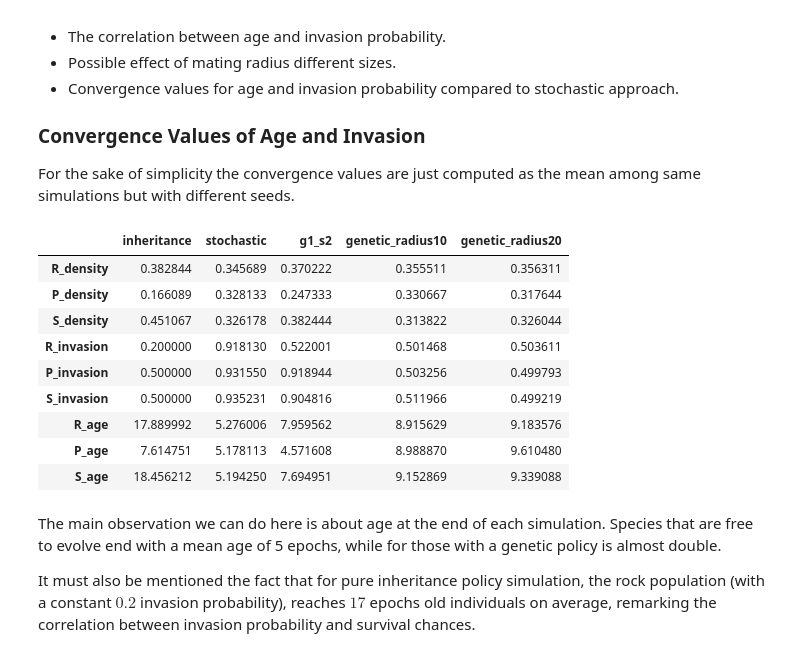
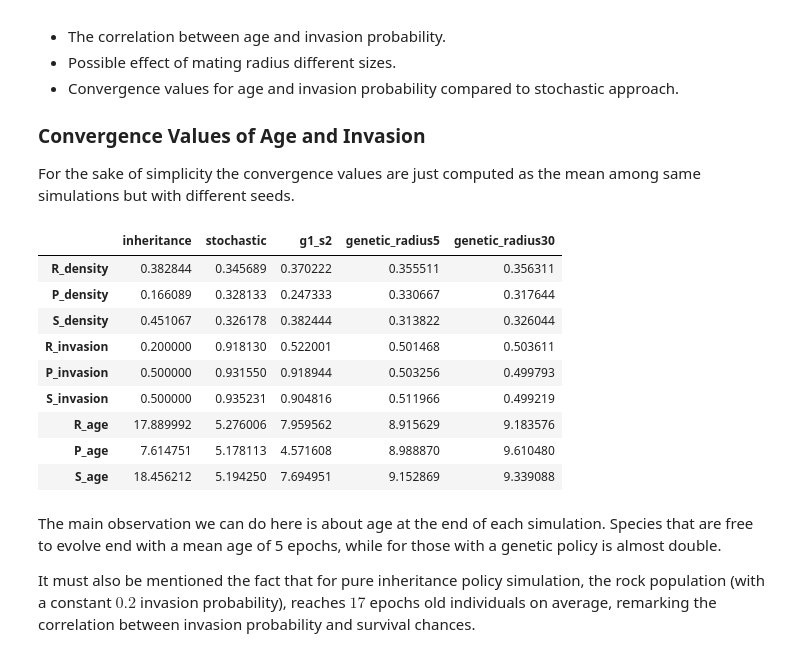
Before and after one commit to FedericoBustaffa/grps, a Jupyter notebook: notebook.ipynb, the cells around one changed output. Cells and saved outputs as stored; diff of their text form; code cells hidden in the pictures.

```diff
--- a/notebook.ipynb
+++ b/notebook.ipynb
@@ -338,35 +338,35 @@ among same simulations but with different seeds.
 # %%
 fields = [
     "R_density",
     "P_density",
     "S_density",
     "R_invasion",
     "P_invasion",
     "S_invasion",
     "R_age",
     "P_age",
     "S_age",
 ]
 
 inh_mean = in_df[in_df["epoch"] == 999][fields].mean()
 s3_mean = s3_df[s3_df["epoch"] == 999][fields].mean()
 g1s2_mean = g1_2s_df[g1_2s_df["epoch"] == 999][fields].mean()
 g3_r10_mean = g3_r10_df[g3_r10_df["epoch"] == 999][fields].mean()
 g3_r20_mean = g3_r20_df[g3_r20_df["epoch"] == 999][fields].mean()
 
 convergence = pd.concat(
     [
         inh_mean.rename("inheritance"),
         s3_mean.rename("stochastic"),
         g1s2_mean.rename("g1_s2"),
-        g3_r10_mean.rename("genetic_radius10"),
-        g3_r20_mean.rename("genetic_radius20"),
+        g3_r10_mean.rename("genetic_radius5"),
+        g3_r20_mean.rename("genetic_radius30"),
     ],
     axis=1,
 )
 convergence
 # %% [output]
-|  | inheritance | stochastic | g1_s2 | genetic_radius10 | genetic_radius20 |
+|  | inheritance | stochastic | g1_s2 | genetic_radius5 | genetic_radius30 |
 | R_density | 0.382844 | 0.345689 | 0.370222 | 0.355511 | 0.356311 |
 | P_density | 0.166089 | 0.328133 | 0.247333 | 0.330667 | 0.317644 |
 | S_density | 0.451067 | 0.326178 | 0.382444 | 0.313822 | 0.326044 |
```
Also changed, not shown: parts of 3 cells of this notebook.
